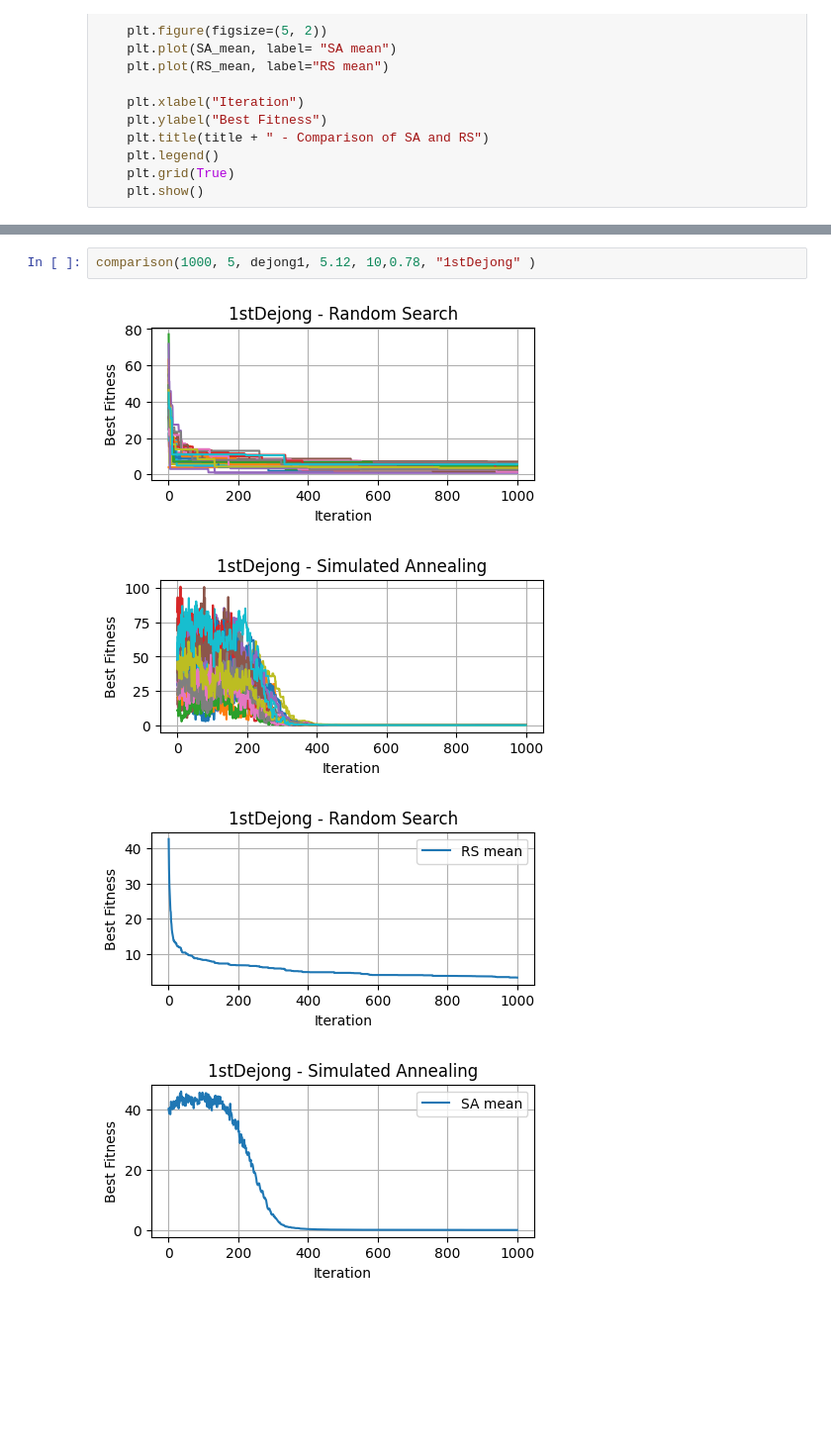
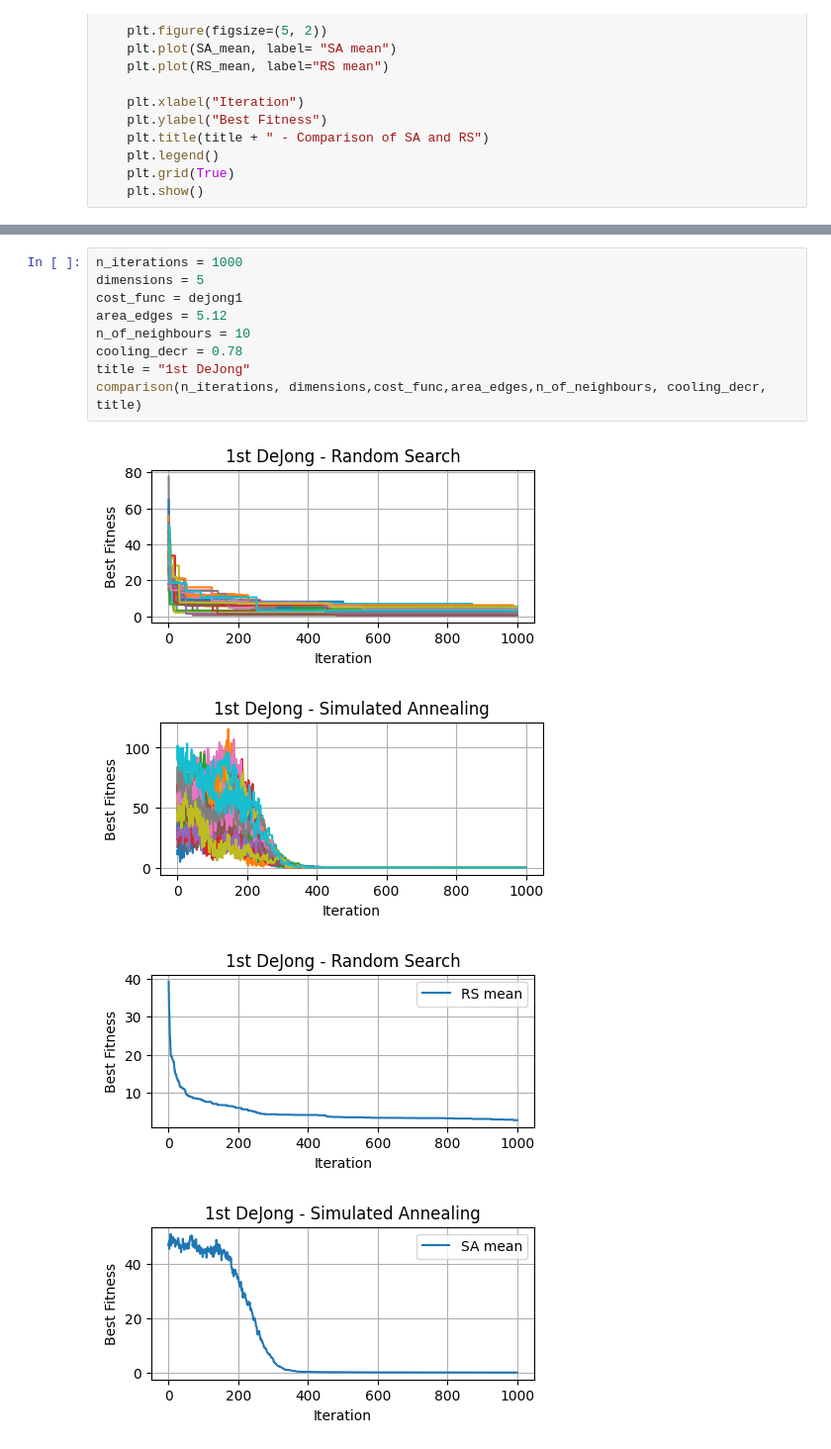
Before and after one commit to ta-jana/benchmarking-RS-SA, a Jupyter notebook: Tatyrkova_Jana_RSSA.ipynb, the cells around one changed output, grey strips where cells are left out. Shown at 99% size. Drawn from its saved outputs; the diff is of its cells as text; blank space fills up the shorter version.

Commit message:
plots for mean and comparison

```diff
--- a/Tatyrkova_Jana_RSSA.ipynb
+++ b/Tatyrkova_Jana_RSSA.ipynb
@@ -220,7 +222,14 @@ def comparison(n_iterations, dimensions , cost_function, area, n_neighbours, coo
 # %%
-comparison(1000, 5, dejong1, 5.12, 10,0.78, "1stDejong" )
+n_iterations = 1000
+dimensions = 5
+cost_func = dejong1
+area_edges = 5.12
+n_of_neighbours = 10
+cooling_decr = 0.78
+title = "1st DeJong"
+comparison(n_iterations, dimensions,cost_func,area_edges,n_of_neighbours, cooling_decr, title)
 # %% [output]
-[figure, old version]
+[figure, new version]
-[figure, old version]
+[figure, new version]
-[figure, old version]
+[figure, new version]
-[figure, old version]
+[figure, new version]
```
Also changed, not shown: parts of 2 cells of this notebook.
